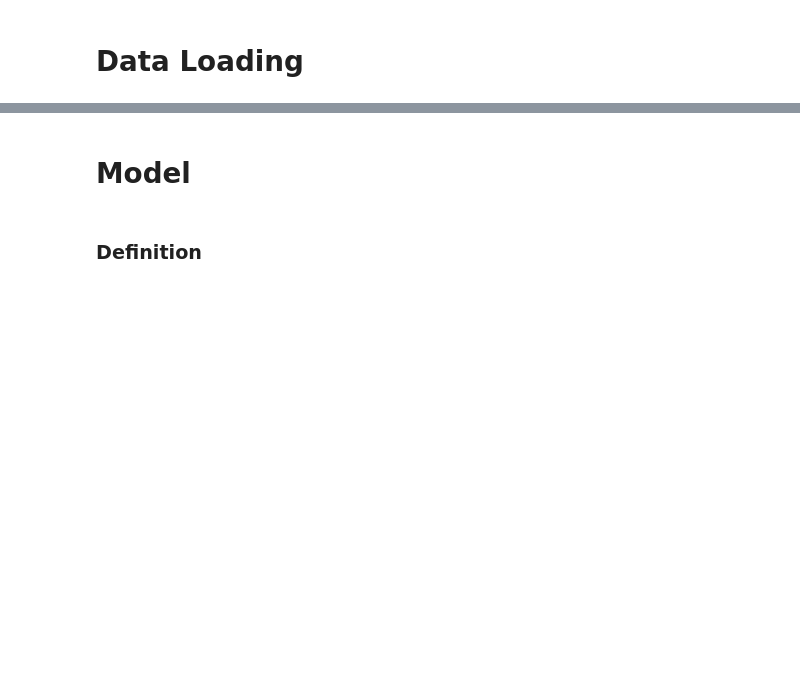
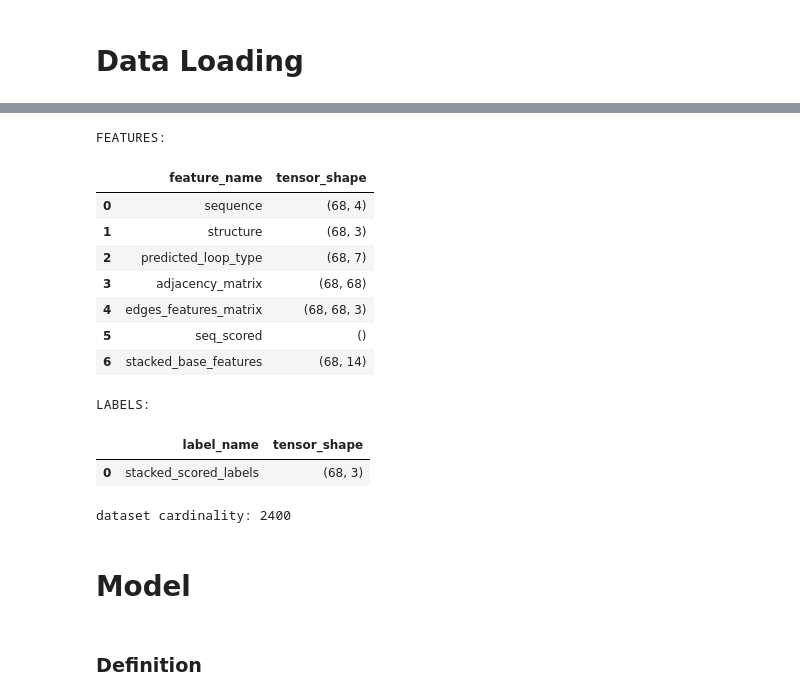
Before and after one commit to JanKapala/OpenVaccine-COVID-19-mRNA-Vaccine-Degradation-Prediction, a Jupyter notebook: TrainingNotebook.ipynb, the cells around one changed output, grey strips where cells are left out. Cells and saved outputs as stored; diff of their text form; code cells hidden in the pictures; blank space fills up the shorter version.

```diff
--- a/TrainingNotebook.ipynb
+++ b/TrainingNotebook.ipynb
@@ -68,3 +70,19 @@ Wall time: 612 ms
+# %%
+inspect_dataset_columns(subgraphed_train_valid_ds)
+# %% [output]
+FEATURES:
+|  | feature_name | tensor_shape |
+| 0 | sequence | (68, 4) |
+| 1 | structure | (68, 3) |
+| 2 | predicted_loop_type | (68, 7) |
+| 3 | adjacency_matrix | (68, 68) |
+| 4 | edges_features_matrix | (68, 68, 3) |
+| 5 | seq_scored | () |
+| 6 | stacked_base_features | (68, 14) |
+LABELS:
+|  | label_name | tensor_shape |
+| 0 | stacked_scored_labels | (68, 3) |
+dataset cardinality: 2400
 # %% [markdown]
 # Model
 # %% [markdown]
```
Also changed, not shown: parts of 14 cells of this notebook, 28 other files.
